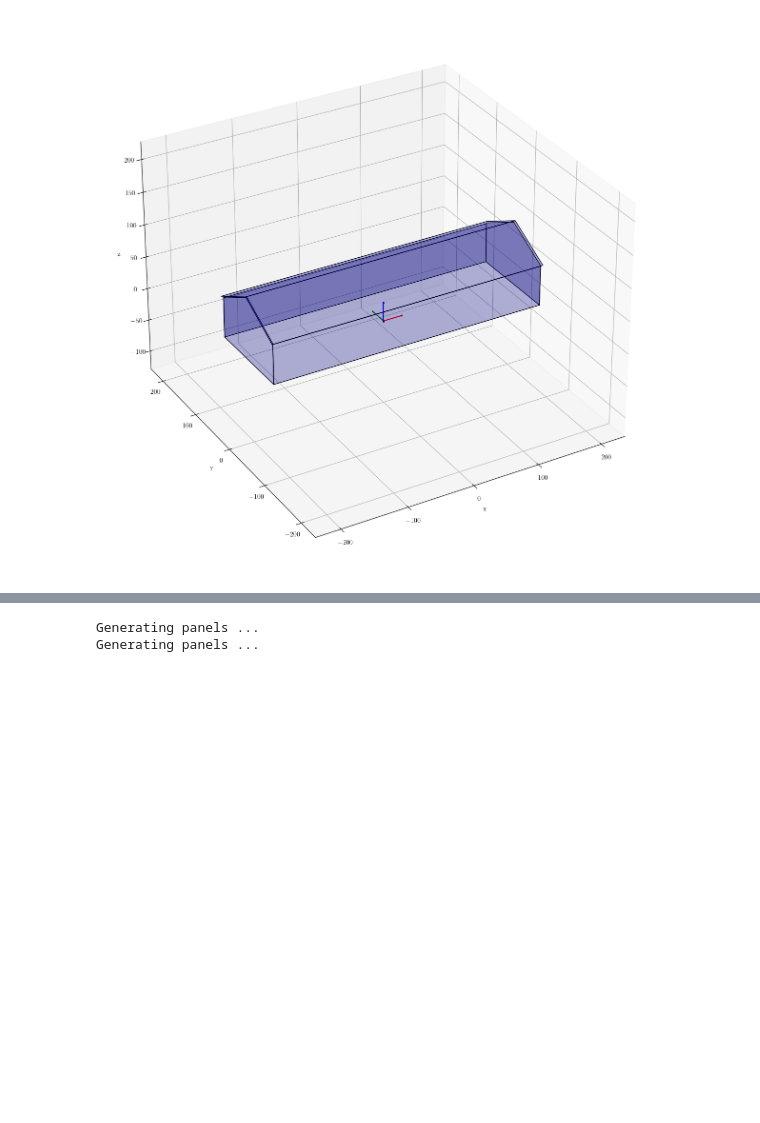
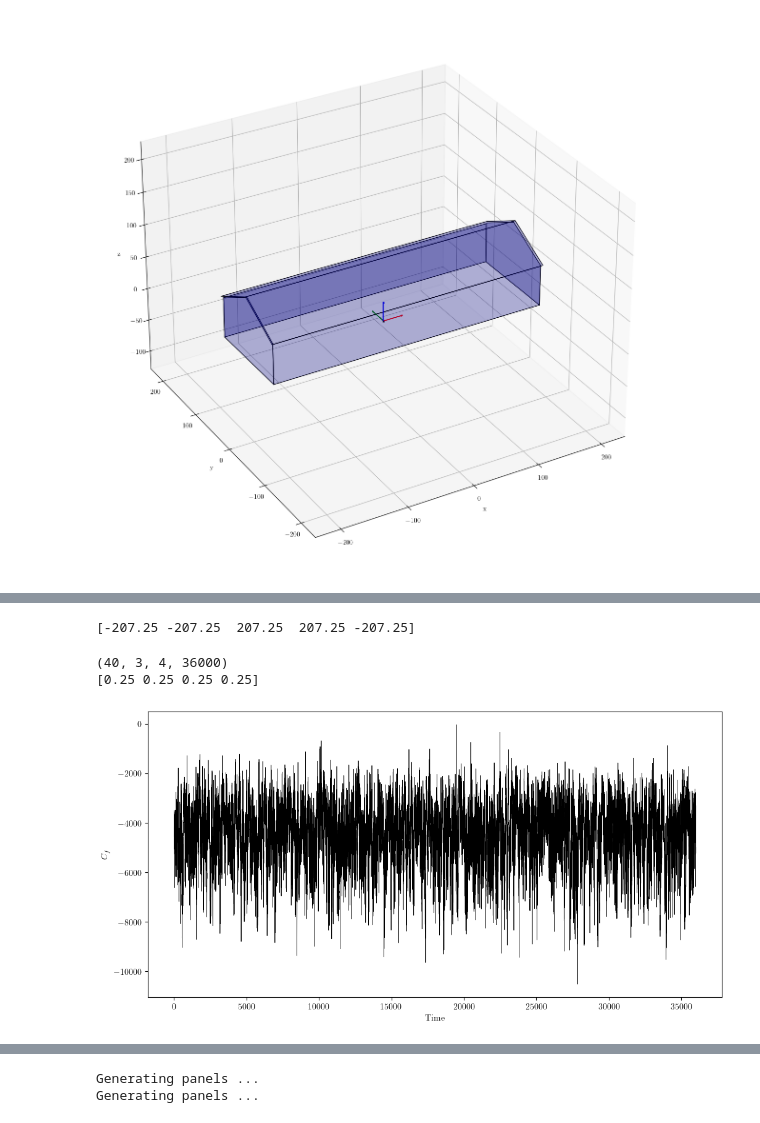
Before and after one commit to Tsinuel/windCalc, a Jupyter notebook: src/notebooks/CandC_load/lab_DevOps.ipynb, the cells around one changed output, grey strips where cells are left out. Saved outputs shown, nothing was run; the diff lists cells and outputs as text; code cells hidden in the pictures; blank space fills up the shorter version.

```diff
--- a/src/notebooks/CandC_load/lab_DevOps.ipynb
+++ b/src/notebooks/CandC_load/lab_DevOps.ipynb
@@ -501,0 +483,22 @@ Panel has taps [ 53  54  55  56  57  58  59  60  61  62  63  64  65  66  67  68
+# %%
+bldg_iso_cp = wind.bldgCp(
+                bldgName=f"nrcNB{caseID}{caseID}",
+                faces=faces,
+                H=H,D=D,B=B,roofSlope=roofSlope,lScl=lScl,
+                caseName=caseToRun,
+                refProfile=vel_WT,
+                Zref_input=cp_raw.Z_MainPitot,
+                A_ref=[D*H, B*H, D*B],
+                Uref_input=cp_raw.Uref,
+                samplingFreq=cp_raw.sampleRate,
+                AoA=cp_raw.AoA,
+                CpOfT=cp_raw.CpTH,
+                # badTaps=None,
+                reReferenceCpToH=True,
+                pOfT=None,
+                p0ofT=None,
+                CpStats=None,
+                peakSpecs=peakSpecs,
+                keepTH=True,
+                )
+winsound.Beep(1000, 1000)
@@ -501,0 +629,31 @@ Panel has taps [ 53  54  55  56  57  58  59  60  61  62  63  64  65  66  67  68
+# %%
+print(bldg_iso_cp[0].vertices[:,0])
+# %% [output]
+[-207.25 -207.25  207.25  207.25 -207.25]
+# %%
+pnl = panels[0]
+# pnl = strct.panel()
+# print(pnl.parentFace.name)
+# print(pnl.corners_local)
+cf = pnl.Cf_TH_atSupports
+
+print(cf.shape)
+print(pnl.supportAreaShares_normalized)
+
+cf_mean = np.mean(cf, axis=3)
+# print(cf_mean)
+
+# shape: [nAoA, components, nSupports, nTime]
+# plot time history of Cf_x at support i, AoA j
+i = 1
+j = 15
+fig = plt.figure(figsize=[12,6])
+ax = fig.add_subplot(111)
+ax.plot(cf[j,1,i,:], 'k-',lw=0.5)
+ax.set_xlabel('Time')
+ax.set_ylabel(r'$C_f$')
+plt.show()
+# %% [output]
+(40, 3, 4, 36000)
+[0.25 0.25 0.25 0.25]
+[figure, added]
```
Also changed, not shown: parts of 23 cells of this notebook, 3 other files.
